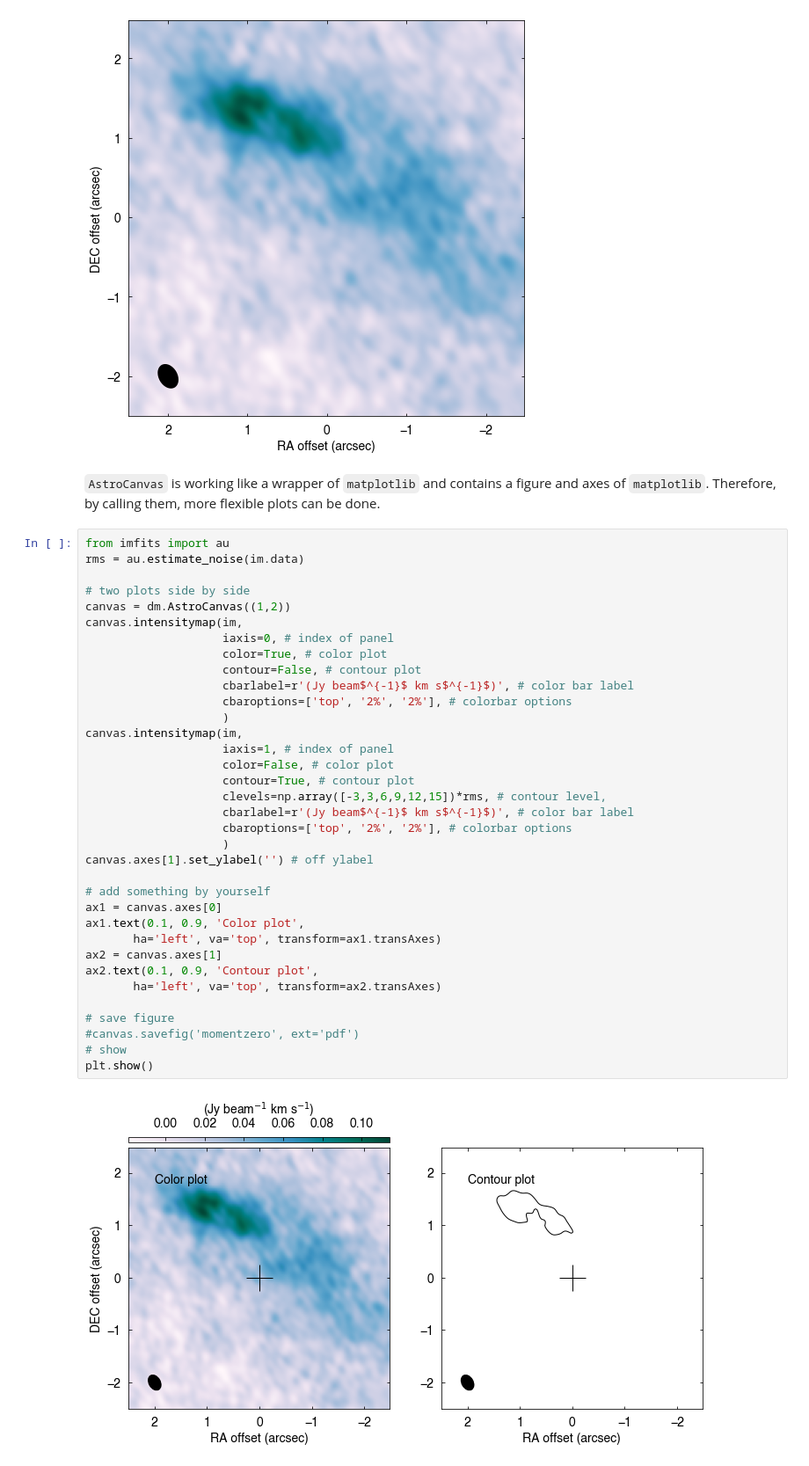
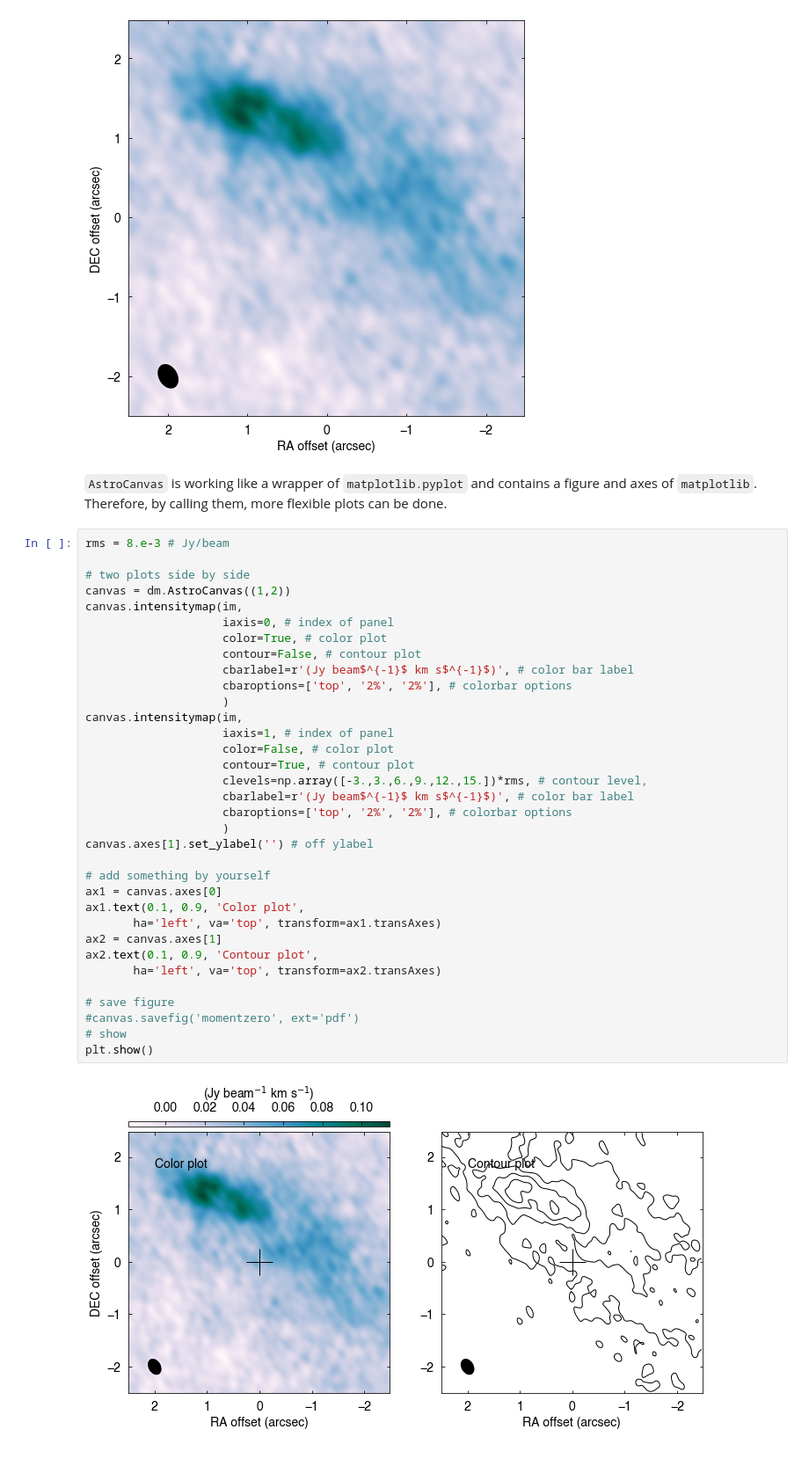
Before and after one commit to jinshisai/imfits, a Jupyter notebook: docs/tutorials/demo_basic.ipynb, the cells around one changed output. Shown at 88% size. Saved outputs shown, nothing was run; the diff lists cells and outputs as text.

```diff
--- a/docs/tutorials/demo_basic.ipynb
+++ b/docs/tutorials/demo_basic.ipynb
@@ -116,41 +116,40 @@ WARNING: FITSFixedWarning: 'datfix' made the change 'Set MJD-OBS to 57166.678867
 CAUTION read_header: No keyword PCi_j or CDi_j are found. No rotation is assumed.
 [figure]
 # %% [markdown]
-`AstroCanvas` is working like a wrapper of `matplotlib` and contains a figure and axes of `matplotlib`. Therefore, by calling them, more flexible plots can be done.
+`AstroCanvas` is working like a wrapper of `matplotlib.pyplot` and contains a figure and axes of `matplotlib`. Therefore, by calling them, more flexible plots can be done.
 # %%
-from imfits import au
-rms = au.estimate_noise(im.data)
+rms = 8.e-3 # Jy/beam
 
 # two plots side by side
 canvas = dm.AstroCanvas((1,2))
 canvas.intensitymap(im,
                     iaxis=0, # index of panel
                     color=True, # color plot
                     contour=False, # contour plot
                     cbarlabel=r'(Jy beam$^{-1}$ km s$^{-1}$)', # color bar label
                     cbaroptions=['top', '2%', '2%'], # colorbar options
                     )
 canvas.intensitymap(im,
                     iaxis=1, # index of panel
                     color=False, # color plot
                     contour=True, # contour plot
-                    clevels=np.array([-3,3,6,9,12,15])*rms, # contour level,
+                    clevels=np.array([-3.,3.,6.,9.,12.,15.])*rms, # contour level,
                     cbarlabel=r'(Jy beam$^{-1}$ km s$^{-1}$)', # color bar label
                     cbaroptions=['top', '2%', '2%'], # colorbar options
                     )
 canvas.axes[1].set_ylabel('') # off ylabel
 
 # add something by yourself
 ax1 = canvas.axes[0]
 ax1.text(0.1, 0.9, 'Color plot',
        ha='left', va='top', transform=ax1.transAxes)
 ax2 = canvas.axes[1]
 ax2.text(0.1, 0.9, 'Contour plot',
        ha='left', va='top', transform=ax2.transAxes)
 
 # save figure
 #canvas.savefig('momentzero', ext='pdf')
 # show
 plt.show()
 # %% [output]
-[figure, old version]
+[figure, new version]
```
Also changed, not shown: parts of 4 cells of this notebook, 2 other files.
